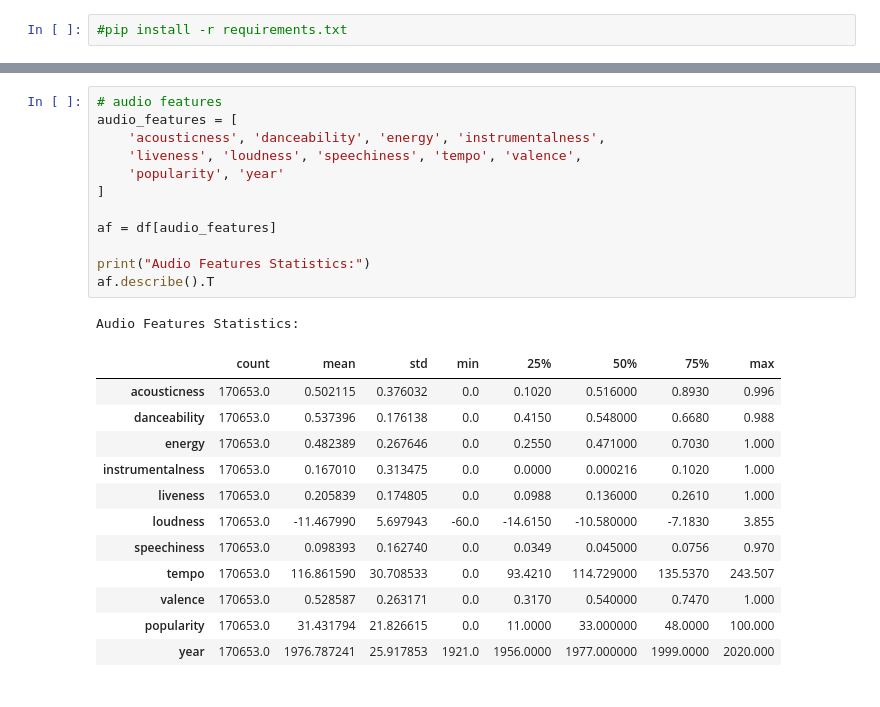
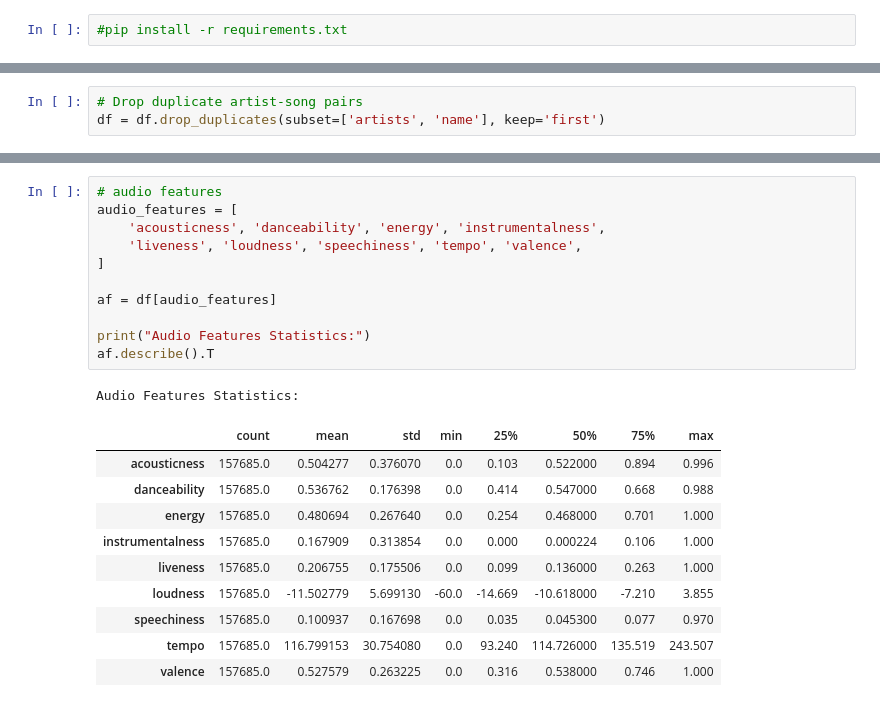
Before and after one commit to sihyunlkim/spotify-knn-recommender, a Jupyter notebook: PTDS.ipynb, the cells around one changed output, grey strips where cells are left out. Cells and saved outputs as stored; diff of their text form.

```diff
--- a/PTDS.ipynb
+++ b/PTDS.ipynb
@@ -25,4 +43,7 @@ print(f"Number of missing rows: {missing}\nNumber of duplicate rows: {duplicates
 # %% [output]
 Number of missing rows: 0
 Number of duplicate rows: 0
+# %%
+# Drop duplicate artist-song pairs
+df = df.drop_duplicates(subset=['artists', 'name'], keep='first')
 # %% [markdown]
@@ -58,26 +91,23 @@ memory usage: 24.7+ MB
 # %%
 # audio features
 audio_features = [
     'acousticness', 'danceability', 'energy', 'instrumentalness',
     'liveness', 'loudness', 'speechiness', 'tempo', 'valence',
-    'popularity', 'year'
 ]
 
 af = df[audio_features]
 
 print("Audio Features Statistics:")
 af.describe().T
 # %% [output]
 Audio Features Statistics:
 |  | count | mean | std | min | 25% | 50% | 75% | max |
-| acousticness | 170653.0 | 0.502115 | 0.376032 | 0.0 | 0.1020 | 0.516000 | 0.8930 | 0.996 |
-| danceability | 170653.0 | 0.537396 | 0.176138 | 0.0 | 0.4150 | 0.548000 | 0.6680 | 0.988 |
-| energy | 170653.0 | 0.482389 | 0.267646 | 0.0 | 0.2550 | 0.471000 | 0.7030 | 1.000 |
-| instrumentalness | 170653.0 | 0.167010 | 0.313475 | 0.0 | 0.0000 | 0.000216 | 0.1020 | 1.000 |
-| liveness | 170653.0 | 0.205839 | 0.174805 | 0.0 | 0.0988 | 0.136000 | 0.2610 | 1.000 |
-| loudness | 170653.0 | -11.467990 | 5.697943 | -60.0 | -14.6150 | -10.580000 | -7.1830 | 3.855 |
-| speechiness | 170653.0 | 0.098393 | 0.162740 | 0.0 | 0.0349 | 0.045000 | 0.0756 | 0.970 |
-| tempo | 170653.0 | 116.861590 | 30.708533 | 0.0 | 93.4210 | 114.729000 | 135.5370 | 243.507 |
-| valence | 170653.0 | 0.528587 | 0.263171 | 0.0 | 0.3170 | 0.540000 | 0.7470 | 1.000 |
-| popularity | 170653.0 | 31.431794 | 21.826615 | 0.0 | 11.0000 | 33.000000 | 48.0000 | 100.000 |
-| year | 170653.0 | 1976.787241 | 25.917853 | 1921.0 | 1956.0000 | 1977.000000 | 1999.0000 | 2020.000 |
+| acousticness | 157685.0 | 0.504277 | 0.376070 | 0.0 | 0.103 | 0.522000 | 0.894 | 0.996 |
+| danceability | 157685.0 | 0.536762 | 0.176398 | 0.0 | 0.414 | 0.547000 | 0.668 | 0.988 |
+| energy | 157685.0 | 0.480694 | 0.267640 | 0.0 | 0.254 | 0.468000 | 0.701 | 1.000 |
+| instrumentalness | 157685.0 | 0.167909 | 0.313854 | 0.0 | 0.000 | 0.000224 | 0.106 | 1.000 |
+| liveness | 157685.0 | 0.206755 | 0.175506 | 0.0 | 0.099 | 0.136000 | 0.263 | 1.000 |
+| loudness | 157685.0 | -11.502779 | 5.699130 | -60.0 | -14.669 | -10.618000 | -7.210 | 3.855 |
+| speechiness | 157685.0 | 0.100937 | 0.167698 | 0.0 | 0.035 | 0.045300 | 0.077 | 0.970 |
+| tempo | 157685.0 | 116.799153 | 30.754080 | 0.0 | 93.240 | 114.726000 | 135.519 | 243.507 |
+| valence | 157685.0 | 0.527579 | 0.263225 | 0.0 | 0.316 | 0.538000 | 0.746 | 1.000 |
```
Also changed, not shown: parts of 47 cells of this notebook, 2 other files.
